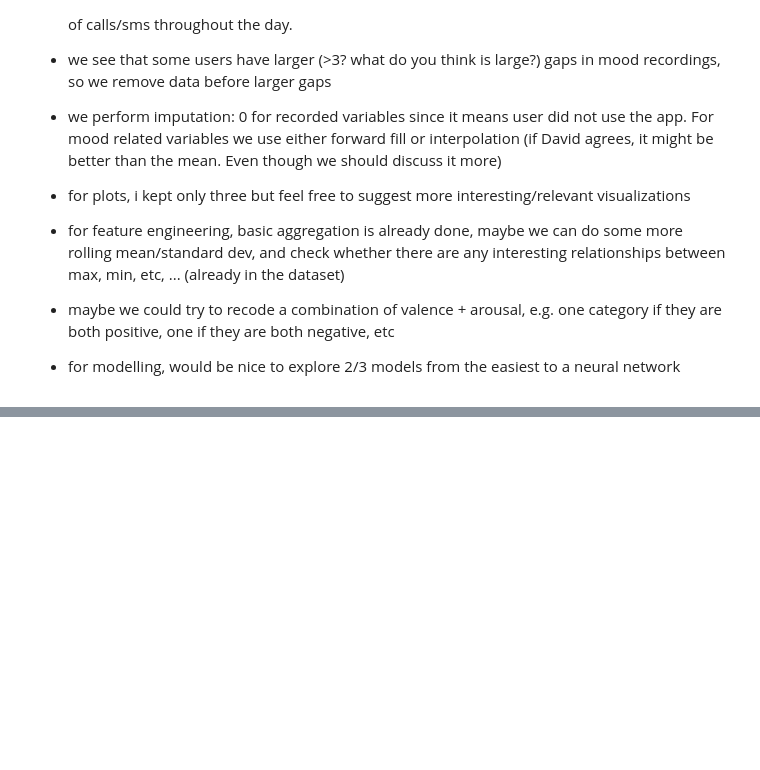
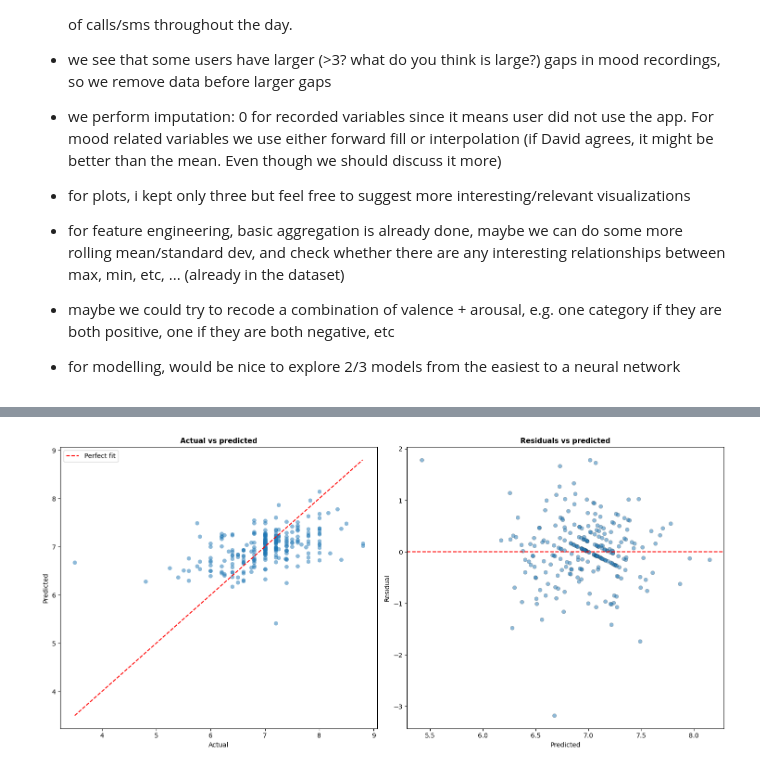
Before and after one commit to alicja-a-d/Data_Mining, a Jupyter notebook: assignment1_DMT_v1.ipynb, the cells around one changed output, grey strips where cells are left out. Saved outputs shown, nothing was run; the diff lists cells and outputs as text; code cells hidden in the pictures; blank space fills up the shorter version.

```diff
--- a/assignment1_DMT_v1.ipynb
+++ b/assignment1_DMT_v1.ipynb
@@ -586,0 +699,25 @@ I merged 1A and 1B:
+# %%
+fig, axes = plt.subplots(1, 2, figsize=(15, 7))
+
+# 1. actual vs predicted
+axes[0].scatter(y_test, y_pred, alpha=0.5,  linewidths=0.3)
+min_val = min(y_test.min(), y_pred.min())
+max_val = max(y_test.max(), y_pred.max())
+axes[0].plot([min_val, max_val], [min_val, max_val], 'r--', linewidth=1.5, label='Perfect fit')
+axes[0].set_xlabel('Actual')
+axes[0].set_ylabel('Predicted')
+axes[0].set_title('Actual vs predicted')
+axes[0].legend()
+
+# 2. Residuals vs Predicted
+residuals = y_test - y_pred
+axes[1].scatter(y_pred, residuals, alpha=0.5, edgecolors='k', linewidths=0.3)
+axes[1].axhline(0, color='r', linestyle='--', linewidth=1.5)
+axes[1].set_xlabel('Predicted')
+axes[1].set_ylabel('Residual')
+axes[1].set_title('Residuals vs predicted')
+
+plt.tight_layout()
+plt.show()
+# %% [output]
+[figure, added]
```
Also changed, not shown: parts of 7 cells of this notebook.
